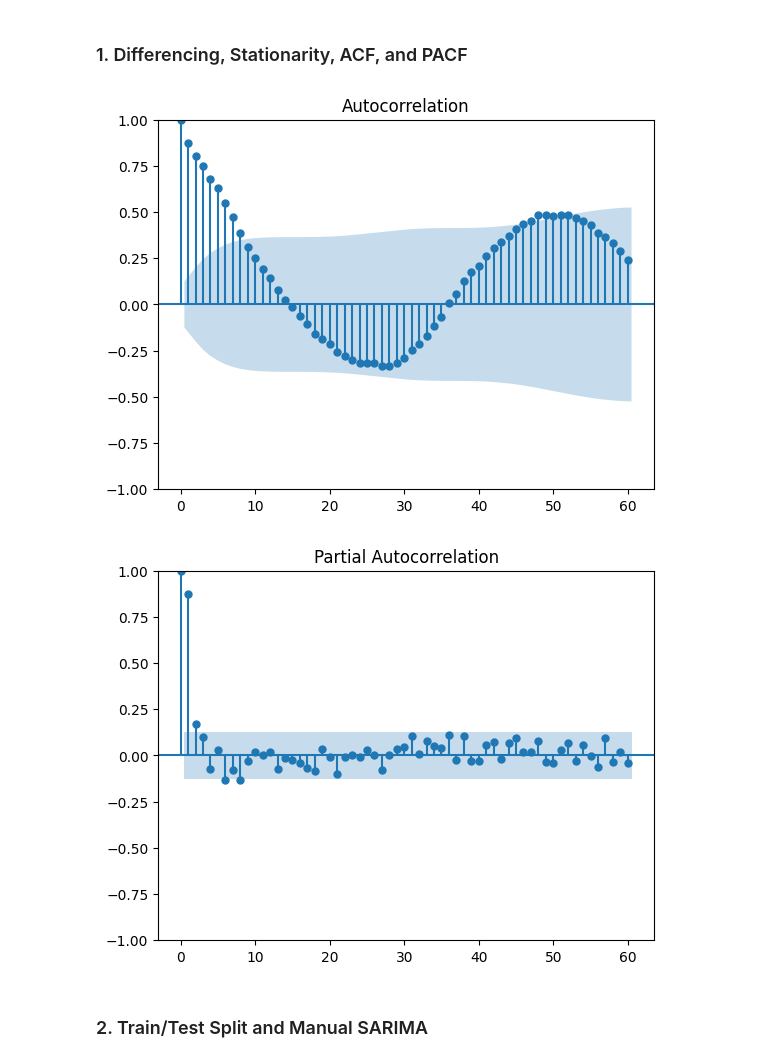
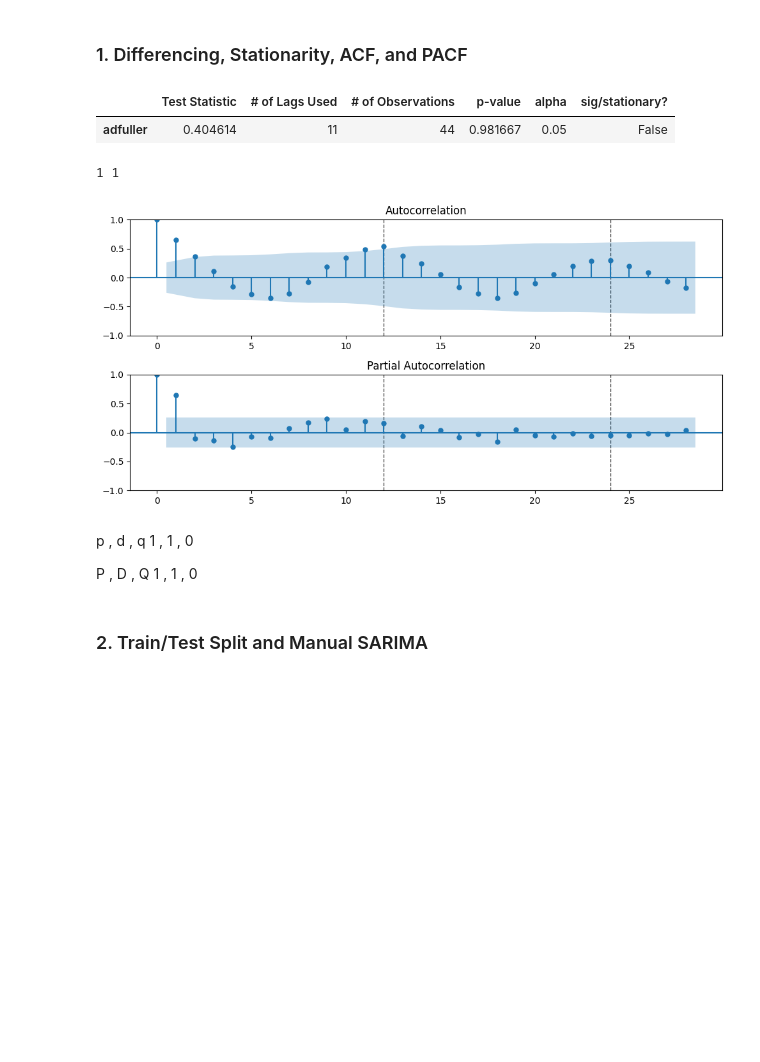
Before and after one commit to Husam-Sawalha/salmonellosis-forecasting-analysis, a Jupyter notebook: notebooks/03_salmonellosis_forecasting.ipynb, the cells around one changed output. Drawn from its saved outputs; the diff is of its cells as text; code cells hidden in the pictures; blank space fills up the shorter version.

```diff
--- a/notebooks/03_salmonellosis_forecasting.ipynb
+++ b/notebooks/03_salmonellosis_forecasting.ipynb
@@ -266,3 +269,12 @@ DatetimeIndex(['2022-01-08', '2022-01-15', '2022-01-22', '2022-01-29',
 `SEASON_LENGTH= 52`
 `TEST_SIZE= 52`
 `FORECASTING_STEPS= 4`
+# %%
+# Calculate monthly reported cases
+monthly_cases = weekly_cases.resample("MS").sum()
+
+# Remove the final month if it is incomplete
+weeks_per_month = weekly_cases.resample("MS").count()
+monthly_cases = monthly_cases[weeks_per_month >= 4]
+# %%
+monthly_cases= monthly_cases.dropna()
@@ -270,17 +288,26 @@ DatetimeIndex(['2022-01-08', '2022-01-15', '2022-01-22', '2022-01-29',
 ## Forecast
 # %% [markdown]
 ### 1. Differencing, Stationarity, ACF, and PACF
-# %%
-from statsmodels.graphics.tsaplots import plot_acf, plot_pacf
-import matplotlib.pyplot as plt
-
-plot_acf(weekly_cases["Cases"], lags=60)
-plt.show()
-
-plot_pacf(weekly_cases["Cases"], lags=60)
-plt.show()
-# %% [output]
-[figure, removed]
-[figure, removed]
+# %%
+get_adfuller_results(monthly_cases)
+# %% [output]
+|  | Test Statistic | # of Lags Used | # of Observations | p-value | alpha | sig/stationary? |
+| adfuller | 0.404614 | 11 | 44 | 0.981667 | 0.05 | False |
+# %%
+d = ndiffs(monthly_cases)
+D = nsdiffs(monthly_cases, 12)
+print(d,D)
+# %% [output]
+1 1
+# %%
+plot_acf_pacf(monthly_cases, annotate_seas=True, m=12, nlags=28);
+# %% [output]
+[figure, added]
+# %% [markdown]
+p , d , q
+1 , 1 , 0
+
+P , D , Q
+1 , 1 , 0
 # %% [markdown]
 ### 2. Train/Test Split and Manual SARIMA
```
Also changed, not shown: parts of 24 cells of this notebook.
